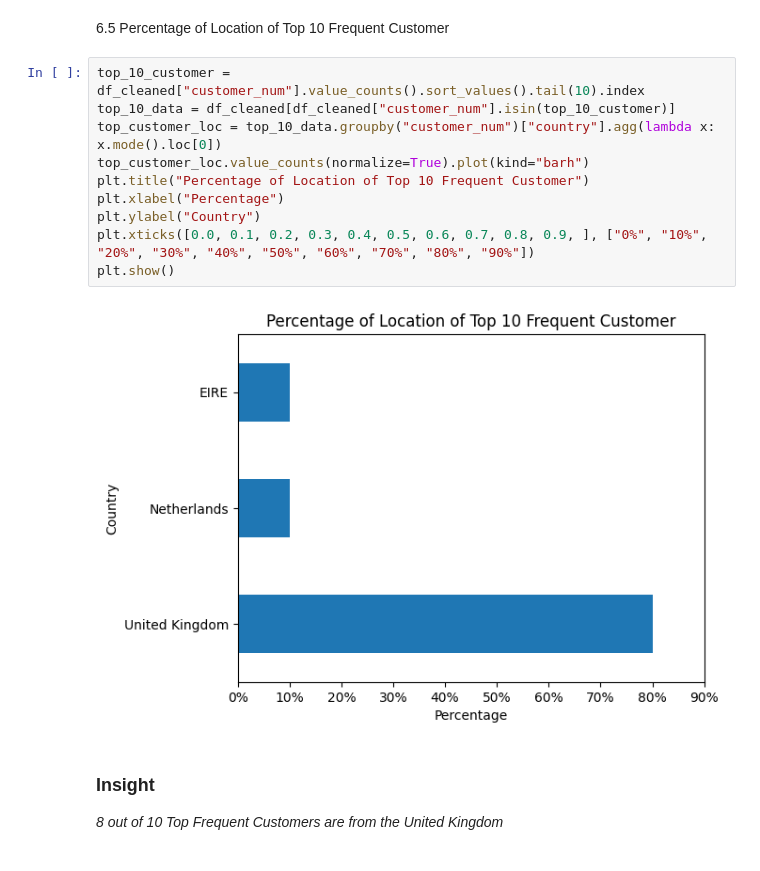
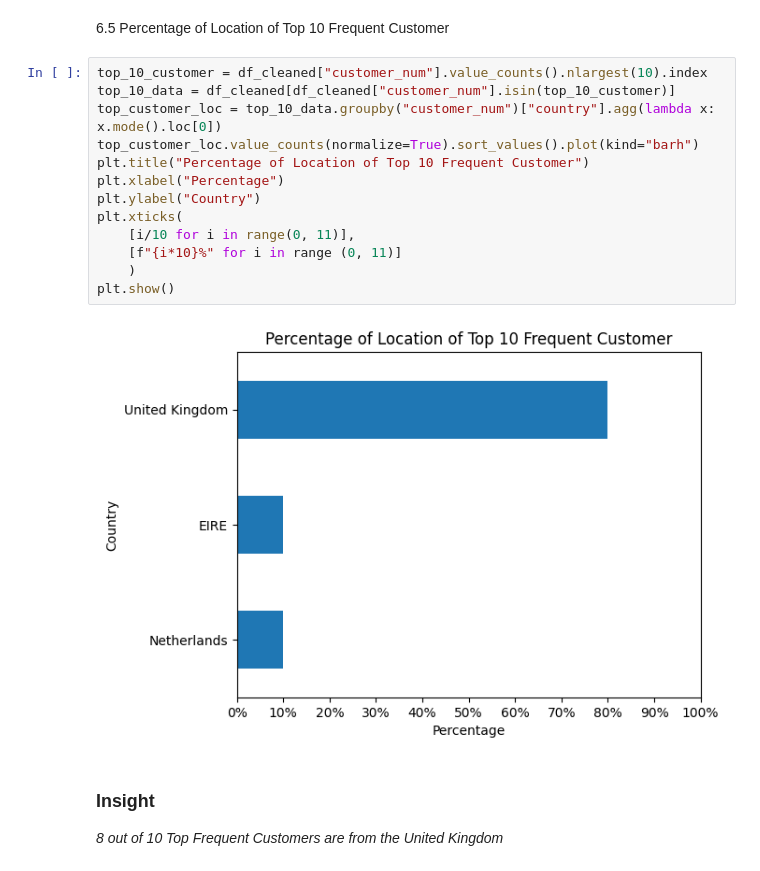
Before and after one commit to RammySubiate/e-commerce-data-analysis, a Jupyter notebook: analyis.ipynb, the cells around one changed output. Saved outputs shown, nothing was run; the diff lists cells and outputs as text.

```diff
--- a/analyis.ipynb
+++ b/analyis.ipynb
@@ -365,17 +391,20 @@ plt.show()
 # %% [markdown]
 6.5 Percentage of Location of Top 10 Frequent Customer
 # %%
-top_10_customer = df_cleaned["customer_num"].value_counts().sort_values().tail(10).index
+top_10_customer = df_cleaned["customer_num"].value_counts().nlargest(10).index
 top_10_data = df_cleaned[df_cleaned["customer_num"].isin(top_10_customer)]
 top_customer_loc = top_10_data.groupby("customer_num")["country"].agg(lambda x: x.mode().loc[0])
-top_customer_loc.value_counts(normalize=True).plot(kind="barh")
+top_customer_loc.value_counts(normalize=True).sort_values().plot(kind="barh")
 plt.title("Percentage of Location of Top 10 Frequent Customer")
 plt.xlabel("Percentage")
 plt.ylabel("Country")
-plt.xticks([0.0, 0.1, 0.2, 0.3, 0.4, 0.5, 0.6, 0.7, 0.8, 0.9, ], ["0%", "10%", "20%", "30%", "40%", "50%", "60%", "70%", "80%", "90%"])
+plt.xticks(
+    [i/10 for i in range(0, 11)],
+    [f"{i*10}%" for i in range (0, 11)]
+    )
 plt.show()
 # %% [output]
-[figure, old version]
+[figure, new version]
 # %% [markdown]
 ### Insight
 
```
Also changed, not shown: parts of 12 cells of this notebook.
